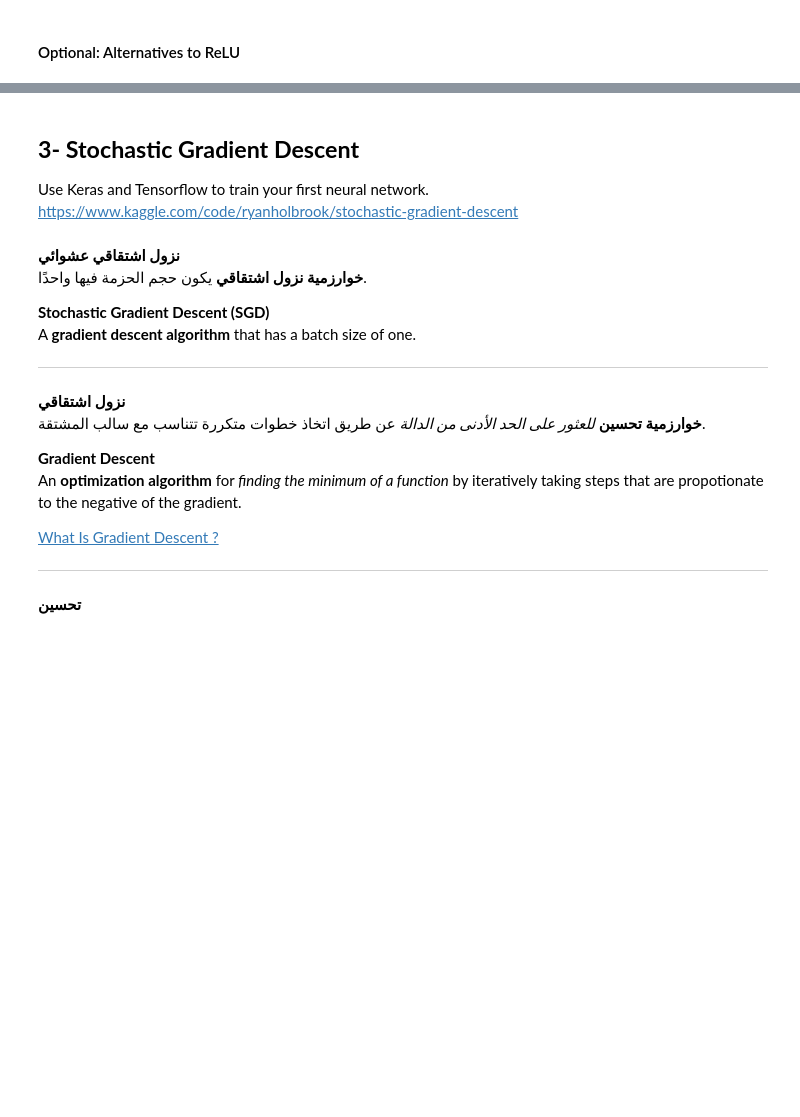
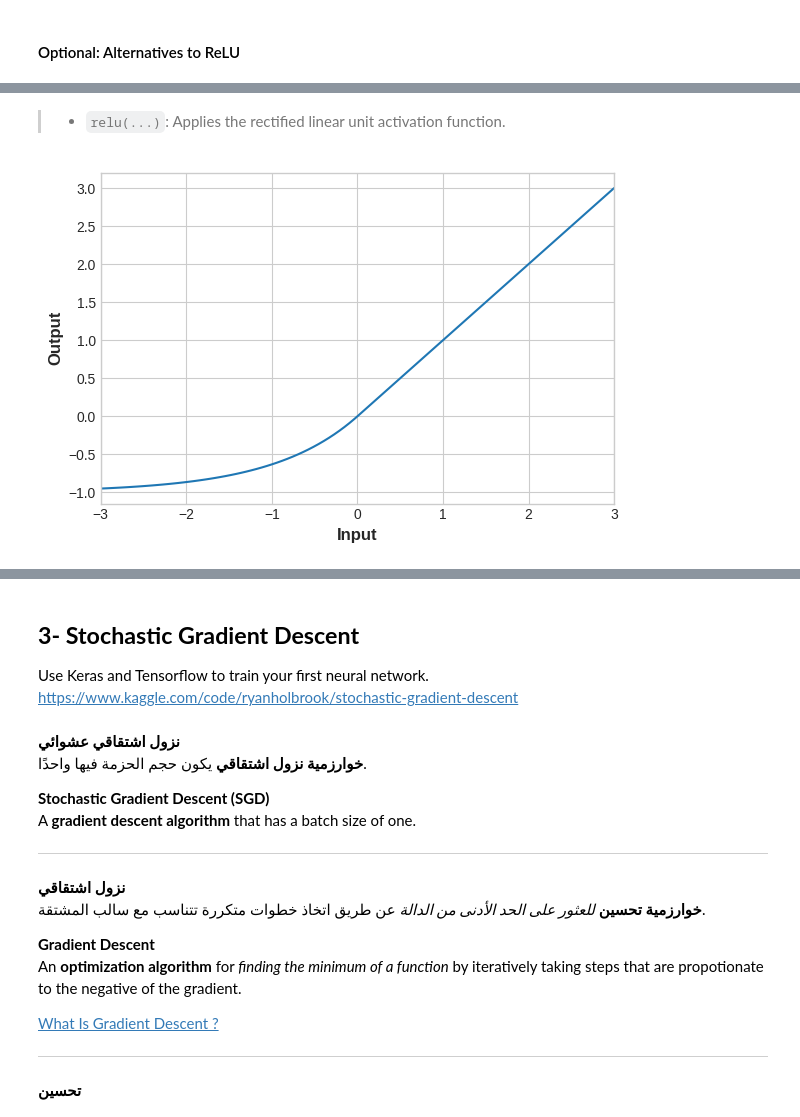
Before and after one commit to JBadawood/Kaggle, a Jupyter notebook: Intro_to_DL-Kaggle.ipynb, the cells around one changed output, grey strips where cells are left out. Saved outputs shown, nothing was run; the diff lists cells and outputs as text; code cells hidden in the pictures; blank space fills up the shorter version.

```diff
--- a/Intro_to_DL-Kaggle.ipynb
+++ b/Intro_to_DL-Kaggle.ipynb
@@ -932,0 +1085,17 @@ To add an activation function to a layer, just give its name in the `activation`
+# %% [markdown]
+> - `relu(...)`: Applies the rectified linear unit activation function.
+# %%
+# YOUR CODE HERE: Change 'relu' to 'elu', 'selu', 'swish'... or something else
+activation_layer = layers.Activation('elu')
+
+x = tf.linspace(-3.0, 3.0, 100)
+y = activation_layer(x) # once created, a layer is callable just like a function
+
+plt.figure(dpi=100)
+plt.plot(x, y)
+plt.xlim(-3, 3)
+plt.xlabel("Input")
+plt.ylabel("Output")
+plt.show()
+# %% [output]
+[figure, added]
```
Also changed, not shown: parts of 29 cells of this notebook.
